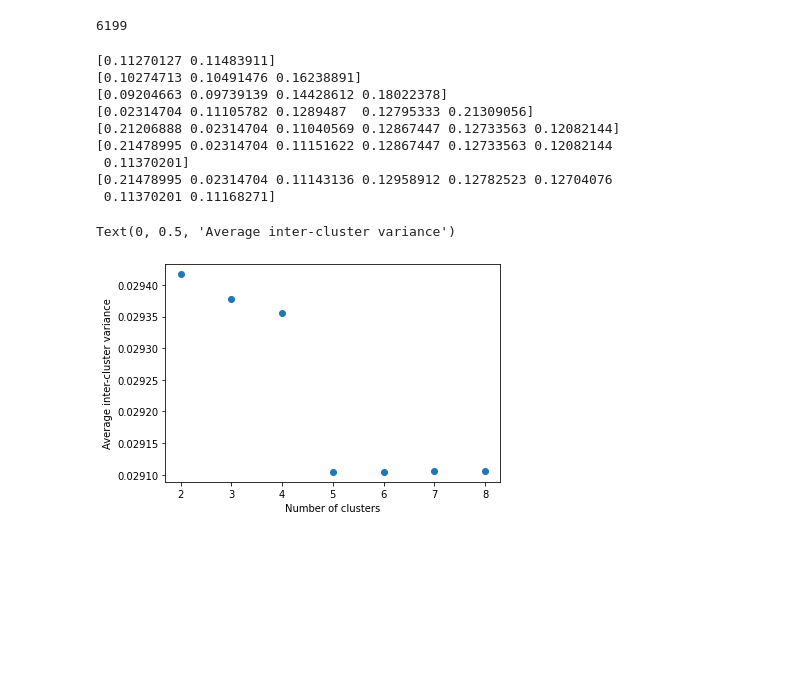
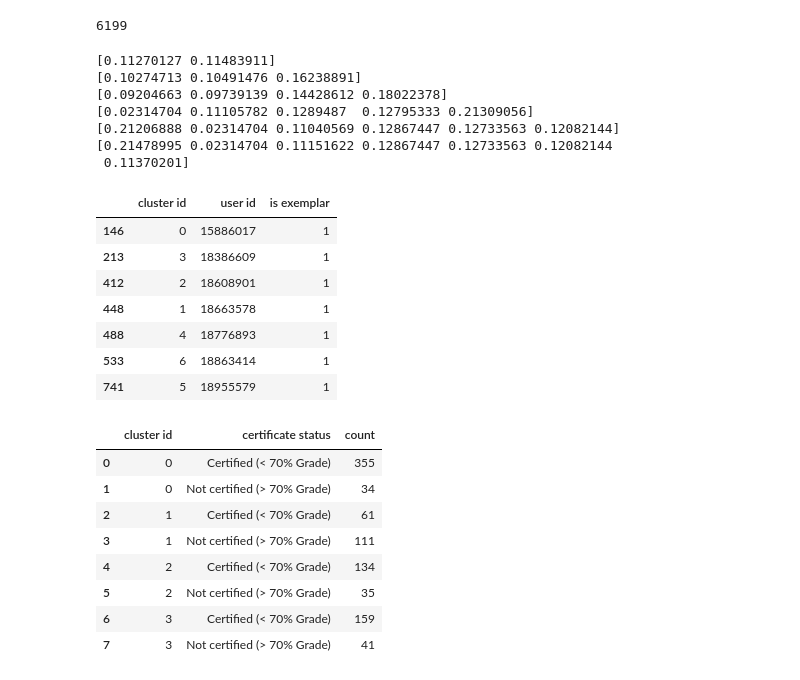
Before and after one commit to cns-iu/edx-learnerpathway-modeling, a Jupyter notebook: clustering_trajectories.ipynb, the cells around one changed output. Cells and saved outputs as stored; diff of their text form; code cells hidden in the pictures; blank space fills up the shorter version.

Commit message:
lstm and cluster updates

```diff
--- a/clustering_trajectories.ipynb
+++ b/clustering_trajectories.ipynb
@@ -12,3 +9,9 @@ trajectories = load_trajectories('data/MITxPRO+LASERxB1+1T2019/LaaL')
+# %%
+# session level edge data
+trajectories = load_trajectories('data/MITxPRO+LASERxB1+1T2019/LaaL')
+#trajectories = load_trajectories('data/MITxPRO+AMxB+1T2018/edges')
+id_and_performance = pd.read_csv('data/MITxPRO+LASERxB1+1T2019/MITxPRO-LASERxB1-1T2019-auth_user-students.csv')
+#id_and_performance = pd.read_csv('data/MITxPRO+AMxB+1T2018/MITxPRO-AMxB-1T2018-auth_user-students.csv')
 # %%
 vectorizer = CountVectorizer(ngram_range=[2,2])
 url_counts = vectorizer.fit_transform(list(trajectories.apply(lambda x : " ".join([str(url) for url in x]))))
@@ -36,7 +44,7 @@ def get_medoid_clusters(k):
     return cluster_id
 # %%
 variance_by_k = []
-ks = list(range(2,9))
+ks = list(range(2,8))
 for k in ks:
     cluster_id = get_medoid_clusters(k)
 
@@ -45,7 +53,7 @@ for k in ks:
         cluster_variances.append(url_counts.todense()[cluster_id[i]].var())
     cluster_variances = np.array(cluster_variances)
     cluster_counts = np.array([len(x) for x in cluster_id])
-    variance_by_k.append((cluster_variances*cluster_counts/930).sum())
+    variance_by_k.append((cluster_variances*cluster_counts/len(trajectories)).sum())
     print(cluster_variances)
 # %% [output]
 [0.11270127 0.11483911]
@@ -55,15 +63,42 @@ for k in ks:
 [0.21206888 0.02314704 0.11040569 0.12867447 0.12733563 0.12082144]
 [0.21478995 0.02314704 0.11151622 0.12867447 0.12733563 0.12082144
  0.11370201]
-[0.21478995 0.02314704 0.11143136 0.12958912 0.12782523 0.12704076
- 0.11370201 0.11168271]
+# %%
+temp = pd.read_csv('MITxPRO+AMxB+1T2018_kmedoids 7 clusters.csv')
+temp[temp['is exemplar']==1]
+# %% [output]
+|  | cluster id | user id | is exemplar |
+| 146 | 0 | 15886017 | 1 |
+| 213 | 3 | 18386609 | 1 |
+| 412 | 2 | 18608901 | 1 |
+| 448 | 1 | 18663578 | 1 |
+| 488 | 4 | 18776893 | 1 |
+| 533 | 6 | 18863414 | 1 |
+| 741 | 5 | 18955579 | 1 |
 # %%
 plt.scatter(ks, variance_by_k)
 plt.xlabel('Number of clusters')
 plt.ylabel('Average inter-cluster variance')
+plt.title('Additive Manufacturing for Innovative Design and Production (AM) course')
-# %% [output]
-Text(0, 0.5, 'Average inter-cluster variance')
-[figure, removed]
+# %%
+#status = id_and_performance[id_and_performance['certGrp']== 'Certified (< 65% Grade)']
+cluster_df = pd.read_csv('MITxPRO+AMxB+1T2018_kmedoids 4 clusters.csv')
+performance_df = pd.merge(cluster_df, id_and_performance, left_on='user id', right_on='id')
+performance_df['cluster id'] = pd.Categorical(performance_df['cluster id'])
+performance_table = performance_df.groupby(['cluster id','certGrp'],
+                                           as_index=False, observed=False).count()[['cluster id', 'certGrp', 'id']]
+performance_table.columns = ['cluster id', 'certificate status', 'count']
+performance_table
+# %% [output]
+|  | cluster id | certificate status | count |
+| 0 | 0 | Certified (< 70% Grade) | 355 |
+| 1 | 0 | Not certified (> 70% Grade) | 34 |
+| 2 | 1 | Certified (< 70% Grade) | 61 |
+| 3 | 1 | Not certified (> 70% Grade) | 111 |
+| 4 | 2 | Certified (< 70% Grade) | 134 |
+| 5 | 2 | Not certified (> 70% Grade) | 35 |
+| 6 | 3 | Certified (< 70% Grade) | 159 |
+| 7 | 3 | Not certified (> 70% Grade) | 41 |
 # %%
 LaaL_edelist = pd.read_csv('data/MITxPRO+LASERxB1+1T2019/MITxPRO+LASERxB1+1T2019-stdAgg-edges.csv')
 LaaL_edelist[:5]
```
Also changed, not shown: parts of 3 cells of this notebook, 26 other files.
